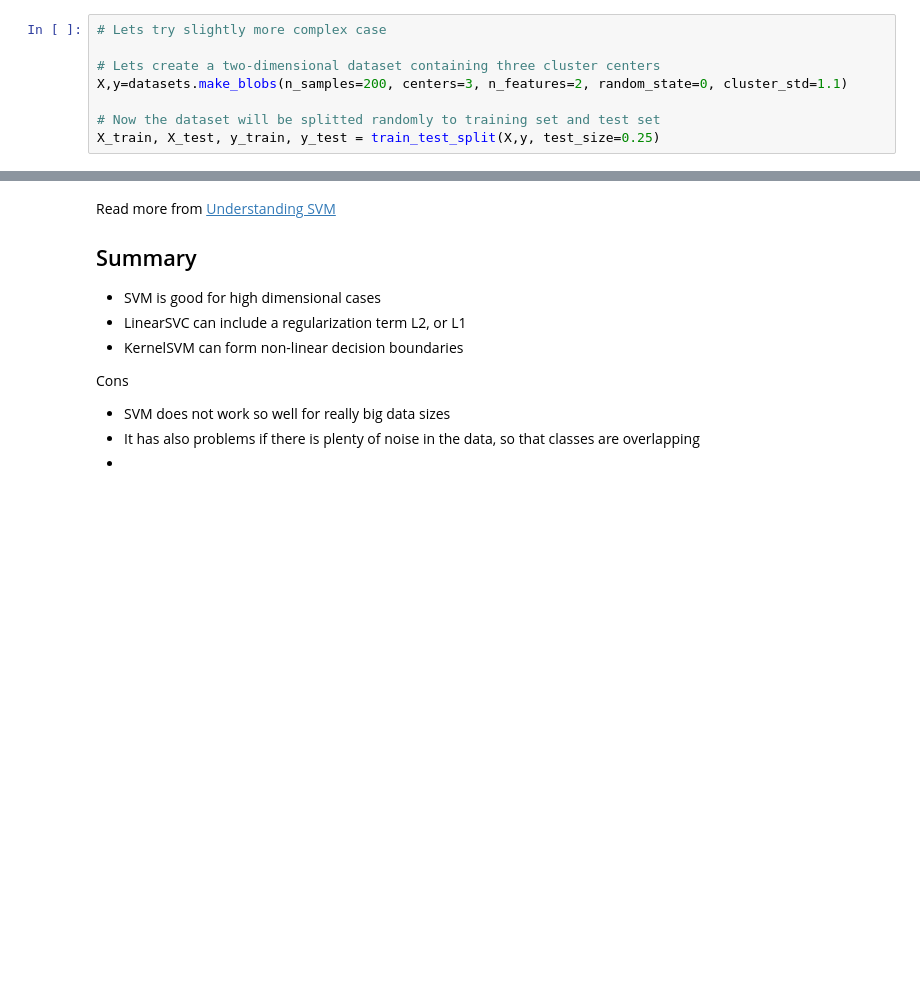
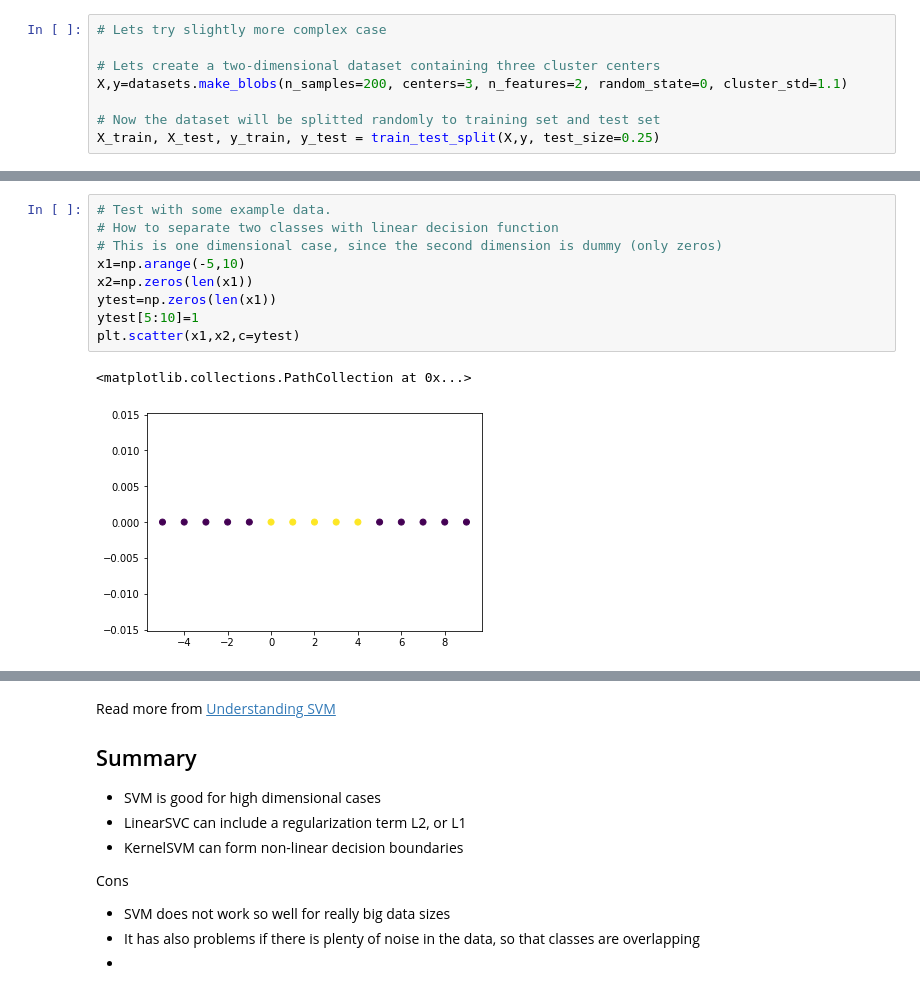
Before and after one commit to pevalisuo/AML, a Jupyter notebook: ICAT3190_Module5_SupervisedMachineLearning.ipynb, the cells around one changed output, grey strips where cells are left out. Drawn from its saved outputs; the diff is of its cells as text; blank space fills up the shorter version.

```diff
--- a/ICAT3190_Module5_SupervisedMachineLearning.ipynb
+++ b/ICAT3190_Module5_SupervisedMachineLearning.ipynb
@@ -438,0 +466,12 @@ Linear kernel
+# %%
+# Test with some example data.
+# How to separate two classes with linear decision function
+# This is one dimensional case, since the second dimension is dummy (only zeros)
+x1=np.arange(-5,10)
+x2=np.zeros(len(x1))
+ytest=np.zeros(len(x1))
+ytest[5:10]=1
+plt.scatter(x1,x2,c=ytest)
+# %% [output]
+<matplotlib.collections.PathCollection at 0x...>
+[figure, added]
```
Also changed, not shown: parts of 50 cells of this notebook.
